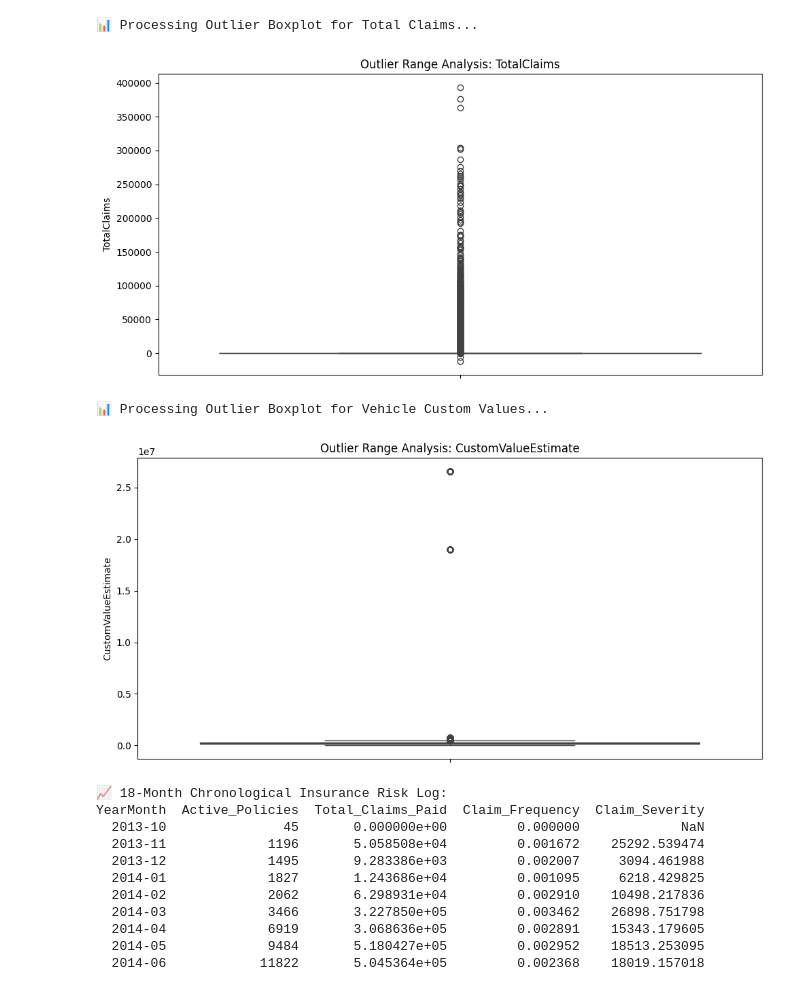
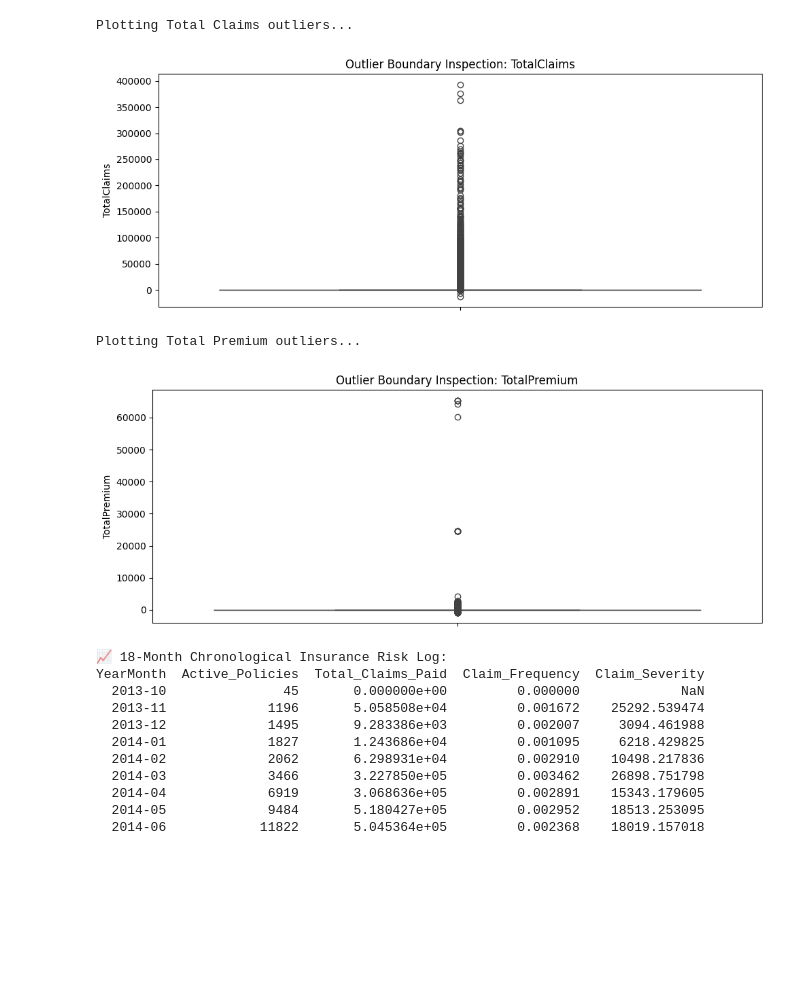
Before and after one commit to Guyatu1627/insurance-risk-analytics, a Jupyter notebook: notebooks/01_eda.ipynb, the cells around one changed output. Saved outputs shown, nothing was run; the diff lists cells and outputs as text; code cells hidden in the pictures; blank space fills up the shorter version.

```diff
--- a/notebooks/01_eda.ipynb
+++ b/notebooks/01_eda.ipynb
@@ -61,21 +56,18 @@ KwaZulu-Natal    1.082693
 # %%
-from src.eda_utils import InsuranceEDAVisualizer
-
-# Instantiate the visual engine
 visualizer = InsuranceEDAVisualizer()
 
-# 1. Investigate Claim Payout outliers
-print("📊 Processing Outlier Boxplot for Total Claims...")
-visualizer.plot_outlier_boxplots(df, column='TotalClaims')
+# Inspect severity limits
+print("Plotting Total Claims outliers...")
+visualizer.plot_outlier_boxplot(df, column='TotalClaims')
 
-# 2. Investigate Vehicle Valuation outliers
-print("📊 Processing Outlier Boxplot for Vehicle Custom Values...")
-visualizer.plot_outlier_boxplots(df, column='CustomValueEstimate')
+# Inspect premium volume limits
+print("Plotting Total Premium outliers...")
+visualizer.plot_outlier_boxplot(df, column='TotalPremium')
 # %% [output]
-📊 Processing Outlier Boxplot for Total Claims...
+Plotting Total Claims outliers...
-[figure, old version]
+[figure, new version]
-📊 Processing Outlier Boxplot for Vehicle Custom Values...
+Plotting Total Premium outliers...
-[figure, old version]
+[figure, new version]
 # %%
 # Extract chronological time brackets
 df['YearMonth'] = df['TransactionMonth'].dt.to_period('M')
```
Also changed, not shown: parts of 2 cells of this notebook, 3 other files.
